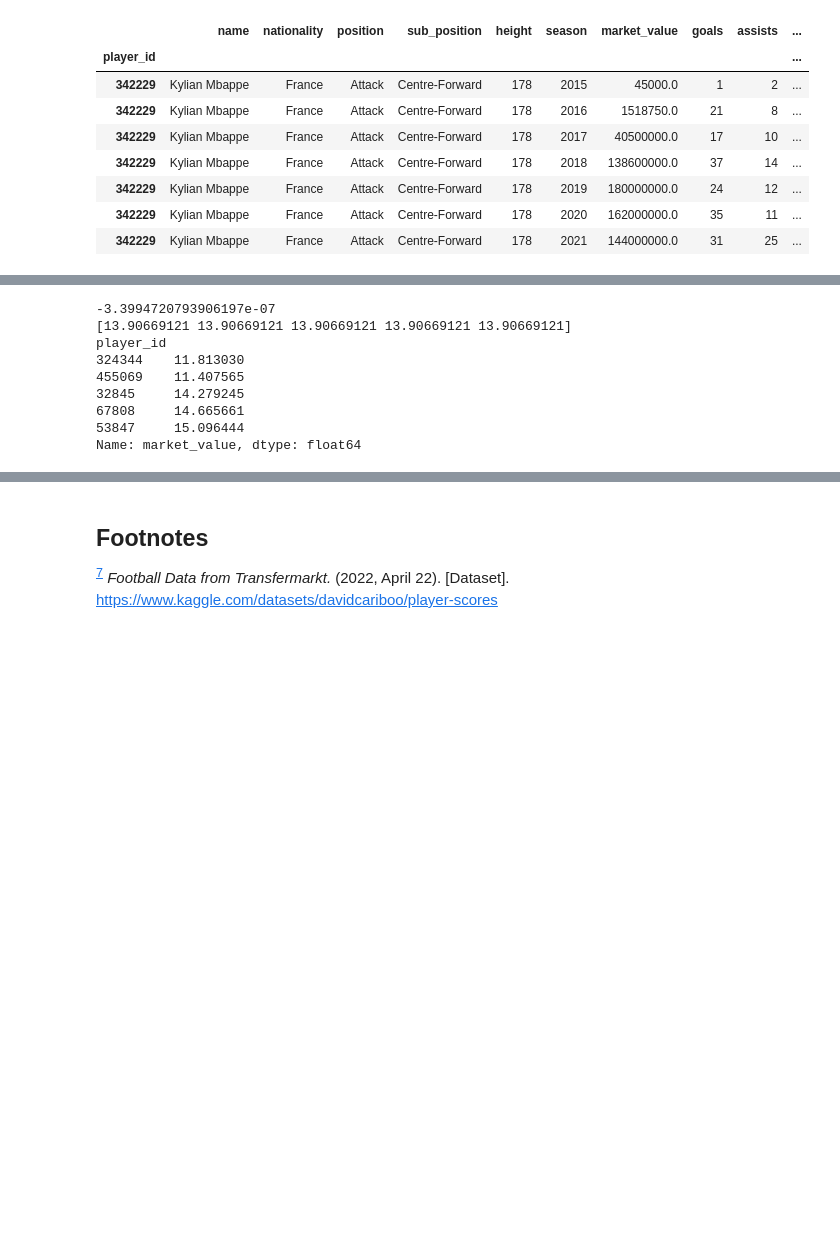
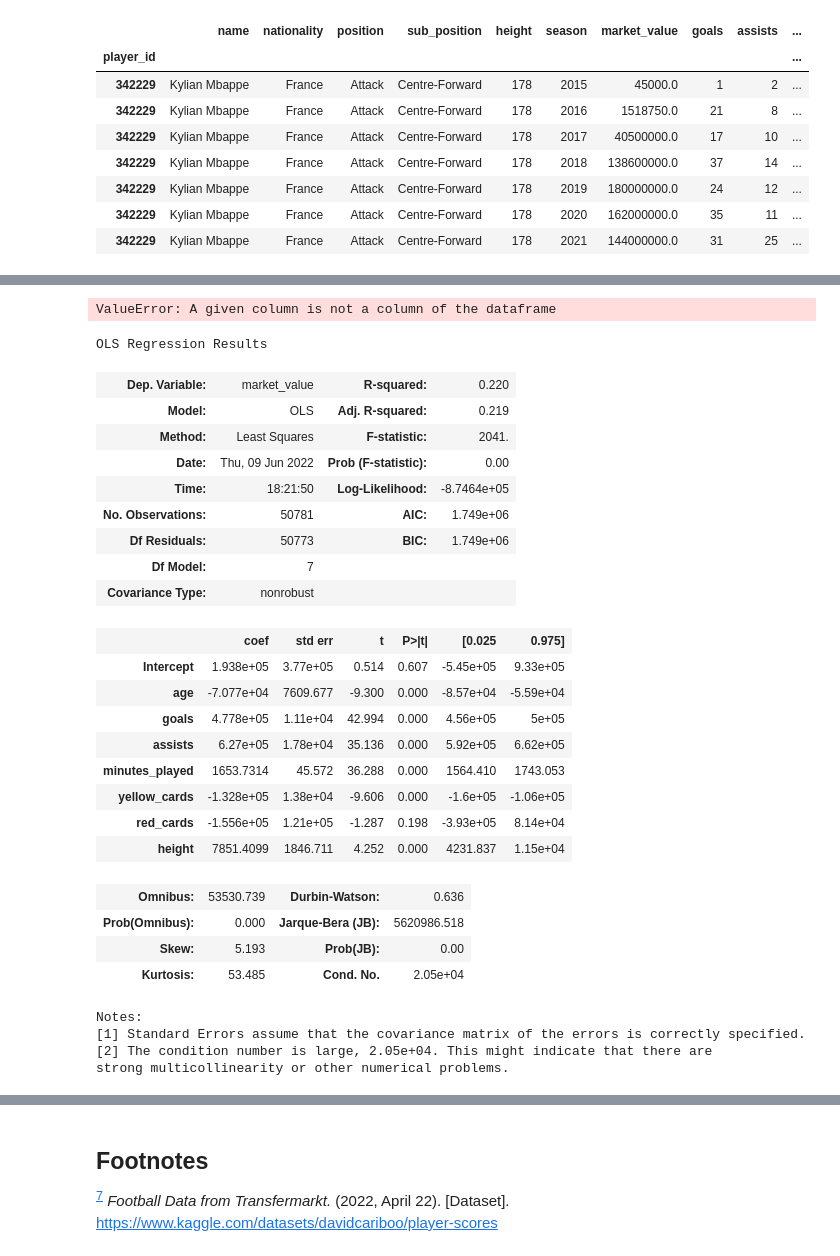
Before and after one commit to kade09/FifaMarketValueML, a Jupyter notebook: project.ipynb, the cells around one changed output, grey strips where cells are left out. Saved outputs shown, nothing was run; the diff lists cells and outputs as text; code cells hidden in the pictures; blank space fills up the shorter version.

```diff
--- a/project.ipynb
+++ b/project.ipynb
@@ -571,24 +625,53 @@ preprocessor = ColumnTransformer(
     ]
 )
 # %%
-#gscv = GridSearchCV(Lasso(), param_grid={'alpha': [0.01, 0.5, 1]}, cv=KFold(5))
 clf = Pipeline(
-    steps=[("preprocessor", preprocessor), ("model", Lasso())]
+    #steps=[("preprocessor", preprocessor), ("model", Lasso())]
+    steps=[("preprocessor", preprocessor), ("model", LinearRegression())]
 )
+#gscv = GridSearchCV(clf, param_grid={'alpha': [0.01, 0.5, 1]}, cv=KFold(5))
 X_train, X_test, y_train, y_test = train_test_split(X, y, test_size=0.2, random_state=0)
 clf.fit(X_train,y_train)
-score = clf.score(X,y)
+score = clf.score(X_test,y_test)
 y_pred = clf.predict(X_test)
 print(score)
 print(y_pred[:5])
 print(y_test[:5])
 # %% [output]
--3.3994720793906197e-07
-[13.90669121 13.90669121 13.90669121 13.90669121 13.90669121]
-player_id
-324344    11.813030
-455069    11.407565
-32845     14.279245
-67808     14.665661
-53847     15.096444
-Name: market_value, dtype: float64
+ValueError: A given column is not a column of the dataframe
+# %%
+!{sys.executable} -m pip install --quiet patsy
+
+import patsy
+y, X = patsy.dmatrices("market_value ~ age +  goals + assists + minutes_played +yellow_cards +red_cards +height +age", data=data['all'], return_type="dataframe")
+model = sm.OLS(y, X)
+fit = model.fit()
+fit.summary()
+# %% [output]
+OLS Regression Results
+| Dep. Variable: | market_value | R-squared: | 0.220 |
+| Model: | OLS | Adj. R-squared: | 0.219 |
+| Method: | Least Squares | F-statistic: | 2041. |
+| Date: | Thu, 09 Jun 2022 | Prob (F-statistic): | 0.00 |
+| Time: | 18:21:50 | Log-Likelihood: | -8.7464e+05 |
+| No. Observations: | 50781 | AIC: | 1.749e+06 |
+| Df Residuals: | 50773 | BIC: | 1.749e+06 |
+| Df Model: | 7 |  |  |
+| Covariance Type: | nonrobust |  |  |
+|  | coef | std err | t | P>|t| | [0.025 | 0.975] |
+| Intercept | 1.938e+05 | 3.77e+05 | 0.514 | 0.607 | -5.45e+05 | 9.33e+05 |
+| age | -7.077e+04 | 7609.677 | -9.300 | 0.000 | -8.57e+04 | -5.59e+04 |
+| goals | 4.778e+05 | 1.11e+04 | 42.994 | 0.000 | 4.56e+05 | 5e+05 |
+| assists | 6.27e+05 | 1.78e+04 | 35.136 | 0.000 | 5.92e+05 | 6.62e+05 |
+| minutes_played | 1653.7314 | 45.572 | 36.288 | 0.000 | 1564.410 | 1743.053 |
+| yellow_cards | -1.328e+05 | 1.38e+04 | -9.606 | 0.000 | -1.6e+05 | -1.06e+05 |
+| red_cards | -1.556e+05 | 1.21e+05 | -1.287 | 0.198 | -3.93e+05 | 8.14e+04 |
+| height | 7851.4099 | 1846.711 | 4.252 | 0.000 | 4231.837 | 1.15e+04 |
+| Omnibus: | 53530.739 | Durbin-Watson: | 0.636 |
+| Prob(Omnibus): | 0.000 | Jarque-Bera (JB): | 5620986.518 |
+| Skew: | 5.193 | Prob(JB): | 0.00 |
+| Kurtosis: | 53.485 | Cond. No. | 2.05e+04 |
+Notes:
+[1] Standard Errors assume that the covariance matrix of the errors is correctly specified.
+[2] The condition number is large, 2.05e+04. This might indicate that there are
+strong multicollinearity or other numerical problems.
```
Also changed, not shown: parts of 16 cells of this notebook, 4 other files.
